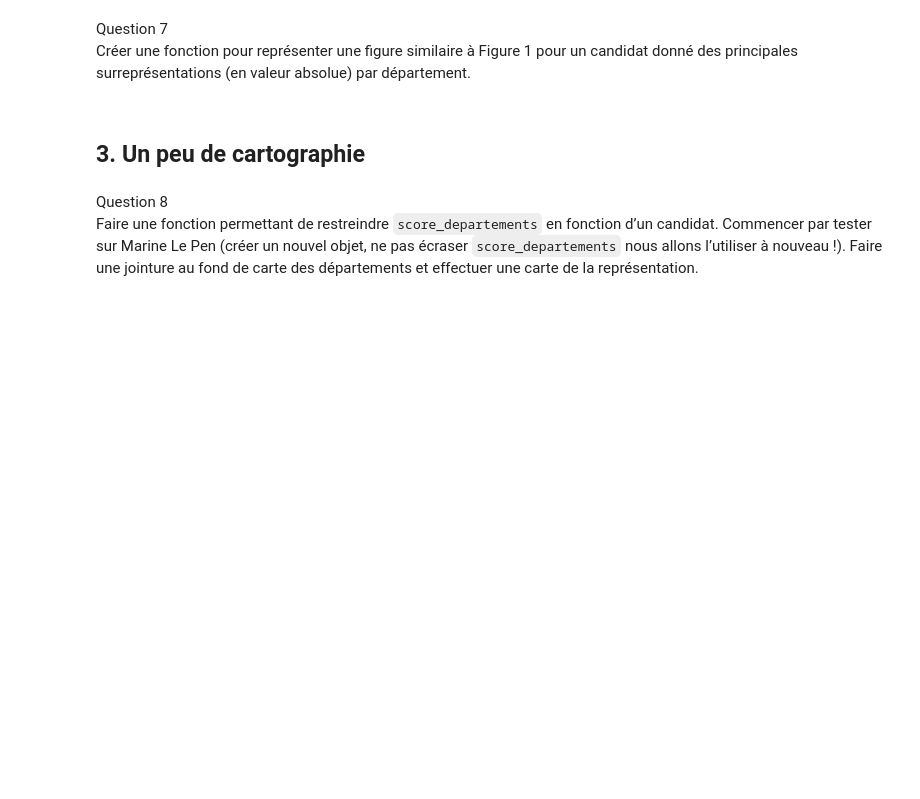
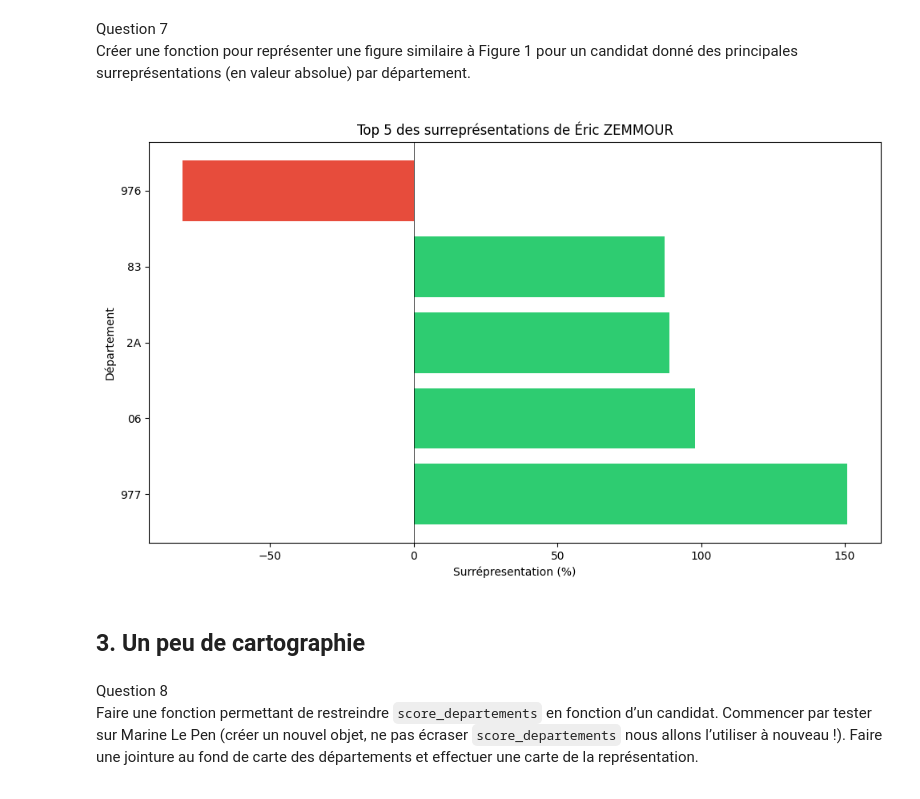
Before and after one commit to AntoineR18/PPDS-Projet_intermediaire, a Jupyter notebook: main.ipynb, the cells around one changed output. Drawn from its saved outputs; the diff is of its cells as text; code cells hidden in the pictures; blank space fills up the shorter version.

```diff
--- a/main.ipynb
+++ b/main.ipynb
@@ -212,6 +388,26 @@ principales surreprésentations (en valeur absolue) par département.
 
 </div>
 </div>
+# %%
+import matplotlib.pyplot as plt
+def plot_surrepresentation(candidat, n=5):
+    df_candidat = score_departements[score_departements['candidat'] == candidat].copy()
+    df_candidat = df_candidat.sort_values('surrepresentation', key=abs, ascending=False).head(n)
+
+    plt.figure(figsize=(10, 6))
+    colors = ['#2ecc71' if x >= 0 else '#e74c3c' for x in df_candidat['surrepresentation']]
+
+    plt.barh(df_candidat['code_departement'], df_candidat['surrepresentation'], color=colors)
+    plt.xlabel('Surrépresentation (%)')
+    plt.ylabel('Département')
+    plt.title(f'Top {n} des surreprésentations de {candidat}')
+    plt.axvline(x=0, color='black', linewidth=0.5)
+    plt.tight_layout()
+    plt.show()
+# Exemple avec Éric ZEMMOUR
+plot_surrepresentation('Éric ZEMMOUR')
+# %% [output]
+[figure, added]
 # %% [markdown]
 ## 3. Un peu de cartographie
 # %% [markdown]
```
Also changed, not shown: parts of 3 cells of this notebook.
